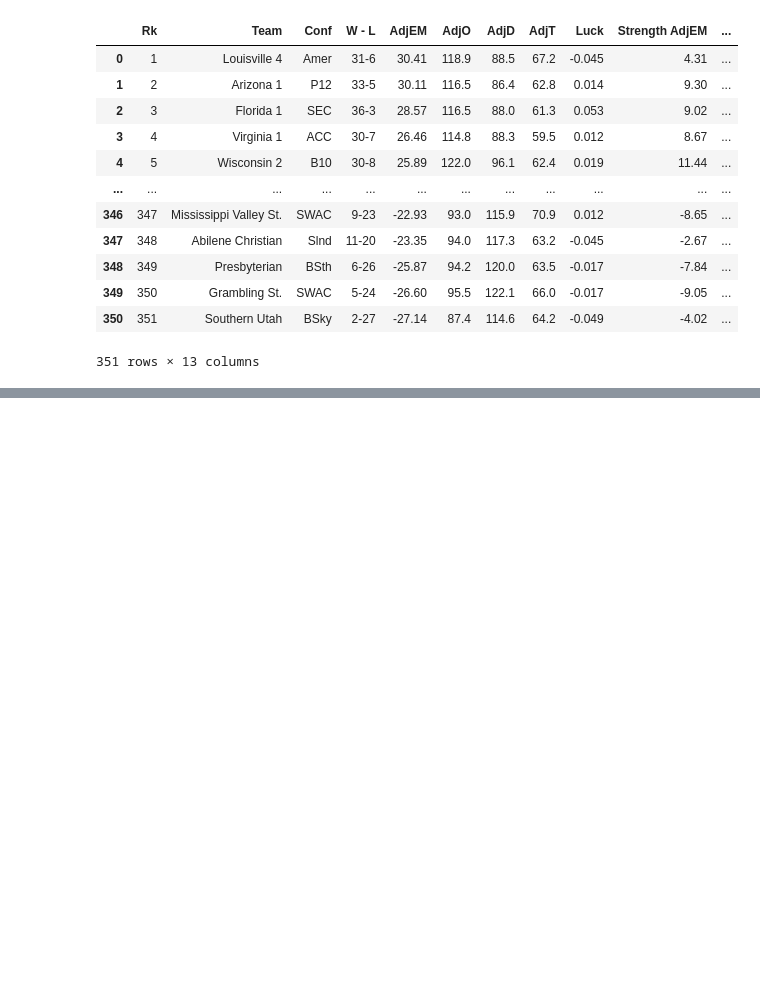
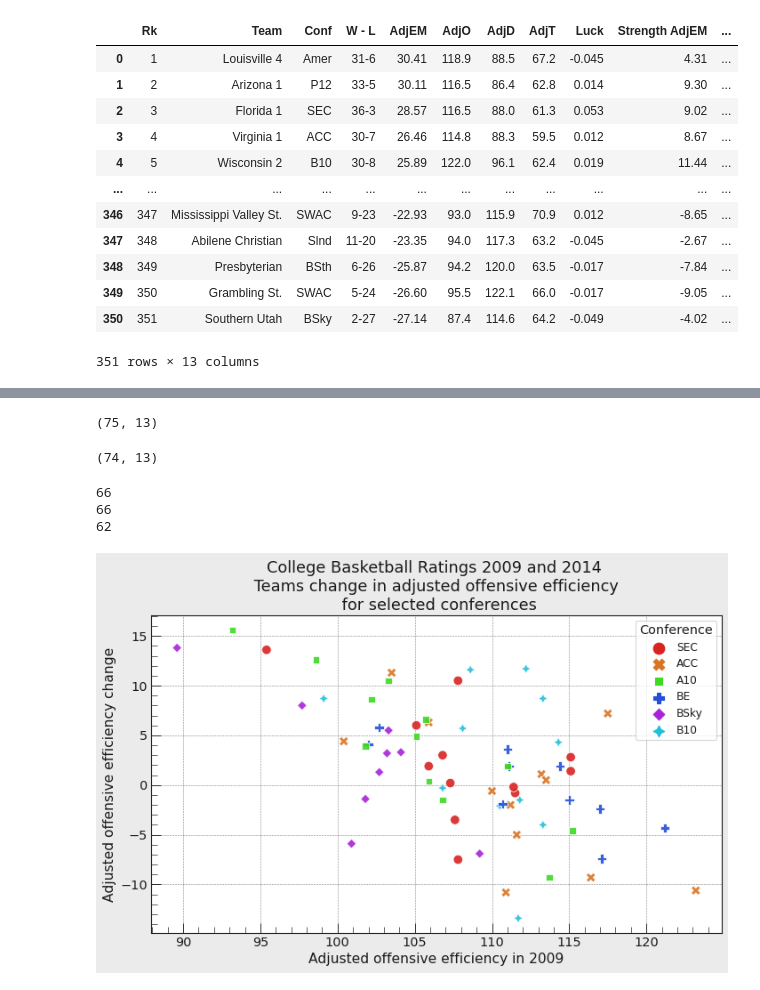
Before and after one commit to PhilKofoed/AMAS2023, a Jupyter notebook: Philip/Problemset 1/Problemset1.ipynb, the cells around one changed output, grey strips where cells are left out. Cells and saved outputs as stored; diff of their text form; code cells hidden in the pictures; blank space fills up the shorter version.

```diff
--- a/Philip/Problemset 1/Problemset1.ipynb
+++ b/Philip/Problemset 1/Problemset1.ipynb
@@ -119,0 +170,3 @@ plt.savefig("AdjD_plot.png")
+# %%
+data_2009 = pd.read_csv("./College_Basketball_Ratings_2009.csv")
+display(data_2009)
@@ -119,0 +320,57 @@ plt.savefig("AdjD_plot.png")
+# %%
+conf_interest = ["ACC", "SEC", "B10", "BSky", "A10", "BE"]
+conf_mask_2014 = [conf in conf_interest for conf in data_2014["Conf"]]
+data_2014_confselect = data_2014.iloc[conf_mask_2014]
+
+conf_mask_2009 = [conf in conf_interest for conf in data_2009["Conf"]]
+data_2009_confselect = data_2009.iloc[conf_mask_2009]
+# There are 7 more teams in the conferences in 2014
+display(data_2014_confselect.shape, data_2009_confselect.shape)
+mask_shared_teams_2009 = [team in data_2014_confselect["Team"].to_numpy() for team in data_2009_confselect["Team"]]
+print(np.sum(mask_shared_teams_2009))
+mask_shared_teams_2014 = [team in data_2009_confselect["Team"].to_numpy() for team in data_2014_confselect["Team"]]
+print(np.sum(mask_shared_teams_2014))
+# Only 66 teams played both in 2009 and 2014
+
+
+# Cannot be sorted the same way as the others unfortunately
+data_2014_confselect_shared = data_2014_confselect.iloc[mask_shared_teams_2014].sort_values(by = ["Team"])
+data_2009_confselect_shared = data_2009_confselect.iloc[mask_shared_teams_2009].sort_values(by = ["Team"])
+
+print(np.sum(data_2014_confselect_shared["Conf"].to_numpy() == data_2009_confselect_shared["Conf"].to_numpy()))
+# When including the 6th conference there are 5 teams which played collage basketball in both 2009 and 2014
+# but switched conference.
+
+# with pd.option_context('display.max_rows', None, 'display.max_columns', None):  # more options can be specified also
+#     display(data_2014_confselect_shared, data_2009_confselect_shared)
+
+AdjO_diff = data_2014_confselect_shared["AdjO"].to_numpy() - data_2009_confselect_shared["AdjO"].to_numpy()
+marker_list = []
+fig, ax = plt.subplots()
+
+# markers = {conf:"+" for conf in conf_interest}
+# print(markers)
+# sns.scatterplot(x = data_2009_confselect_shared["AdjO"], y = AdjO_diff, hue = data_2009_confselect_shared["Conf"], marker="+", s = 90, ax = ax, alpha = 0.9, )
+# sns.scatterplot(x = data_2009_confselect_shared["AdjO"], y = AdjO_diff, hue = data_2009_confselect_shared["Conf"], marker="x", s = 90, ax = ax, alpha = 0.9, )
+sns.scatterplot(x = data_2009_confselect_shared["AdjO"], y = AdjO_diff, hue = data_2009_confselect_shared["Conf"], style = data_2009_confselect_shared["Conf"], s = 90, ax = ax, alpha = 0.9)
+ax.set(ylabel = "Adjusted offensive efficiency change", xlabel= "Adjusted offensive efficiency in 2009", title = "College Basketball Ratings 2009 and 2014 \n Teams change in adjusted offensive efficiency \n for selected conferences")
+leg = ax.legend()
+ax.legend_.set_title("Conference")
+plt.setp(ax.get_legend().get_title(), fontsize='13')
+plt.setp(ax.get_legend().get_texts(), fontsize='11')
+# print(ax.get_legend_handles_labels())
+for idx, _ in enumerate(ax.get_legend_handles_labels()[0]):
+    leg.legendHandles[idx]._sizes = [130]
+
+ax.set_axisbelow(True)
+
+fig.tight_layout()
+
+plt.savefig("AdjO_plot_exercise3.png")
+# %% [output]
+(75, 13)
+(74, 13)
+66
+66
+62
+[figure, added]
```
Also changed, not shown: parts of 8 cells of this notebook, 8 other files.
